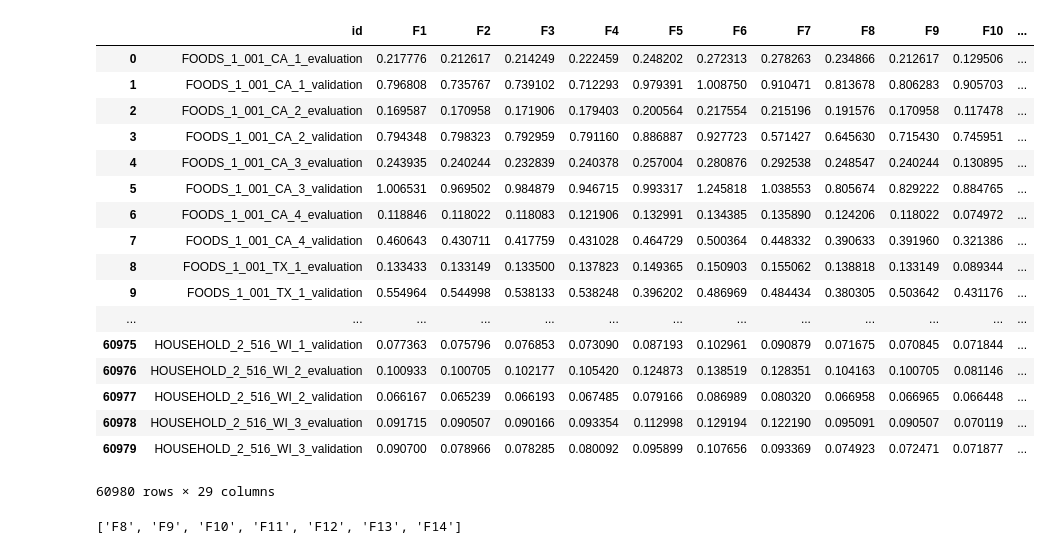
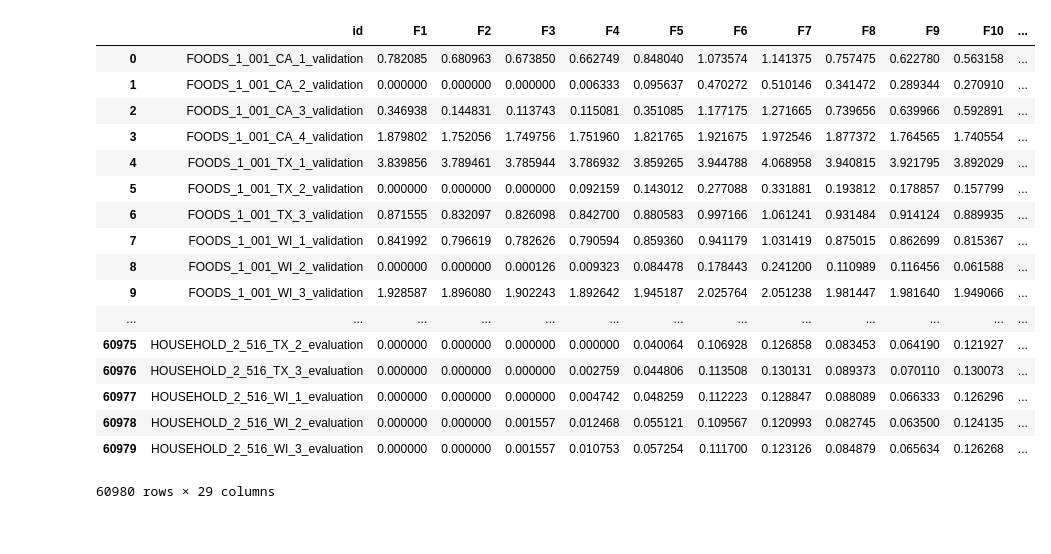
Before and after one commit to MitsuruFujiwara/M5-Forecasting-Accuracy, a Jupyter notebook: src/903_blending.ipynb, the cells around one changed output. Cells and saved outputs as stored; diff of their text form; code cells hidden in the pictures.

Commit message:
LB#60 diff model test

```diff
--- a/src/903_blending.ipynb
+++ b/src/903_blending.ipynb
@@ -12,21 +8,3 @@ sub3 = pd.read_csv('../input/sub_060016.csv')
-# %%
-sub1
-# %% [output]
-|  | id | F1 | F2 | F3 | F4 | F5 | F6 | F7 | F8 | F9 | F10 | ... |
-| 0 | FOODS_1_001_CA_1_evaluation | 0.217776 | 0.212617 | 0.214249 | 0.222459 | 0.248202 | 0.272313 | 0.278263 | 0.234866 | 0.212617 | 0.129506 | ... |
-| 1 | FOODS_1_001_CA_1_validation | 0.796808 | 0.735767 | 0.739102 | 0.712293 | 0.979391 | 1.008750 | 0.910471 | 0.813678 | 0.806283 | 0.905703 | ... |
-| 2 | FOODS_1_001_CA_2_evaluation | 0.169587 | 0.170958 | 0.171906 | 0.179403 | 0.200564 | 0.217554 | 0.215196 | 0.191576 | 0.170958 | 0.117478 | ... |
-| 3 | FOODS_1_001_CA_2_validation | 0.794348 | 0.798323 | 0.792959 | 0.791160 | 0.886887 | 0.927723 | 0.571427 | 0.645630 | 0.715430 | 0.745951 | ... |
-| 4 | FOODS_1_001_CA_3_evaluation | 0.243935 | 0.240244 | 0.232839 | 0.240378 | 0.257004 | 0.280876 | 0.292538 | 0.248547 | 0.240244 | 0.130895 | ... |
-| 5 | FOODS_1_001_CA_3_validation | 1.006531 | 0.969502 | 0.984879 | 0.946715 | 0.993317 | 1.245818 | 1.038553 | 0.805674 | 0.829222 | 0.884765 | ... |
-| 6 | FOODS_1_001_CA_4_evaluation | 0.118846 | 0.118022 | 0.118083 | 0.121906 | 0.132991 | 0.134385 | 0.135890 | 0.124206 | 0.118022 | 0.074972 | ... |
-| 7 | FOODS_1_001_CA_4_validation | 0.460643 | 0.430711 | 0.417759 | 0.431028 | 0.464729 | 0.500364 | 0.448332 | 0.390633 | 0.391960 | 0.321386 | ... |
-| 8 | FOODS_1_001_TX_1_evaluation | 0.133433 | 0.133149 | 0.133500 | 0.137823 | 0.149365 | 0.150903 | 0.155062 | 0.138818 | 0.133149 | 0.089344 | ... |
-| 9 | FOODS_1_001_TX_1_validation | 0.554964 | 0.544998 | 0.538133 | 0.538248 | 0.396202 | 0.486969 | 0.484434 | 0.380305 | 0.503642 | 0.431176 | ... |
-| ... | ... | ... | ... | ... | ... | ... | ... | ... | ... | ... | ... | ... |
-| 60975 | HOUSEHOLD_2_516_WI_1_validation | 0.077363 | 0.075796 | 0.076853 | 0.073090 | 0.087193 | 0.102961 | 0.090879 | 0.071675 | 0.070845 | 0.071844 | ... |
-| 60976 | HOUSEHOLD_2_516_WI_2_evaluation | 0.100933 | 0.100705 | 0.102177 | 0.105420 | 0.124873 | 0.138519 | 0.128351 | 0.104163 | 0.100705 | 0.081146 | ... |
-| 60977 | HOUSEHOLD_2_516_WI_2_validation | 0.066167 | 0.065239 | 0.066193 | 0.067485 | 0.079166 | 0.086989 | 0.080320 | 0.066958 | 0.066965 | 0.066448 | ... |
-| 60978 | HOUSEHOLD_2_516_WI_3_evaluation | 0.091715 | 0.090507 | 0.090166 | 0.093354 | 0.112998 | 0.129194 | 0.122190 | 0.095091 | 0.090507 | 0.070119 | ... |
-| 60979 | HOUSEHOLD_2_516_WI_3_validation | 0.090700 | 0.078966 | 0.078285 | 0.080092 | 0.095899 | 0.107656 | 0.093369 | 0.074923 | 0.072471 | 0.071877 | ... |
-60980 rows × 29 columns
+# %%
+sub = pd.read_csv('../output/submission_lgbm_diff.csv')
+df = pd.read_csv('../input/sales_train_validation.csv')
@@ -33,4 +13,22 @@ sub1
 # %%
-[f'F{i+1}' for i in range(7,14)]
+cols = [f'F{i}' for i in range(1,29)]
+sub
 # %% [output]
+|  | id | F1 | F2 | F3 | F4 | F5 | F6 | F7 | F8 | F9 | F10 | ... |
+| 0 | FOODS_1_001_CA_1_validation | 0.782085 | 0.680963 | 0.673850 | 0.662749 | 0.848040 | 1.073574 | 1.141375 | 0.757475 | 0.622780 | 0.563158 | ... |
+| 1 | FOODS_1_001_CA_2_validation | 0.000000 | 0.000000 | 0.000000 | 0.006333 | 0.095637 | 0.470272 | 0.510146 | 0.341472 | 0.289344 | 0.270910 | ... |
+| 2 | FOODS_1_001_CA_3_validation | 0.346938 | 0.144831 | 0.113743 | 0.115081 | 0.351085 | 1.177175 | 1.271665 | 0.739656 | 0.639966 | 0.592891 | ... |
+| 3 | FOODS_1_001_CA_4_validation | 1.879802 | 1.752056 | 1.749756 | 1.751960 | 1.821765 | 1.921675 | 1.972546 | 1.877372 | 1.764565 | 1.740554 | ... |
+| 4 | FOODS_1_001_TX_1_validation | 3.839856 | 3.789461 | 3.785944 | 3.786932 | 3.859265 | 3.944788 | 4.068958 | 3.940815 | 3.921795 | 3.892029 | ... |
+| 5 | FOODS_1_001_TX_2_validation | 0.000000 | 0.000000 | 0.000000 | 0.092159 | 0.143012 | 0.277088 | 0.331881 | 0.193812 | 0.178857 | 0.157799 | ... |
+| 6 | FOODS_1_001_TX_3_validation | 0.871555 | 0.832097 | 0.826098 | 0.842700 | 0.880583 | 0.997166 | 1.061241 | 0.931484 | 0.914124 | 0.889935 | ... |
+| 7 | FOODS_1_001_WI_1_validation | 0.841992 | 0.796619 | 0.782626 | 0.790594 | 0.859360 | 0.941179 | 1.031419 | 0.875015 | 0.862699 | 0.815367 | ... |
+| 8 | FOODS_1_001_WI_2_validation | 0.000000 | 0.000000 | 0.000126 | 0.009323 | 0.084478 | 0.178443 | 0.241200 | 0.110989 | 0.116456 | 0.061588 | ... |
+| 9 | FOODS_1_001_WI_3_validation | 1.928587 | 1.896080 | 1.902243 | 1.892642 | 1.945187 | 2.025764 | 2.051238 | 1.981447 | 1.981640 | 1.949066 | ... |
+| ... | ... | ... | ... | ... | ... | ... | ... | ... | ... | ... | ... | ... |
+| 60975 | HOUSEHOLD_2_516_TX_2_evaluation | 0.000000 | 0.000000 | 0.000000 | 0.000000 | 0.040064 | 0.106928 | 0.126858 | 0.083453 | 0.064190 | 0.121927 | ... |
+| 60976 | HOUSEHOLD_2_516_TX_3_evaluation | 0.000000 | 0.000000 | 0.000000 | 0.002759 | 0.044806 | 0.113508 | 0.130131 | 0.089373 | 0.070110 | 0.130073 | ... |
+| 60977 | HOUSEHOLD_2_516_WI_1_evaluation | 0.000000 | 0.000000 | 0.000000 | 0.004742 | 0.048259 | 0.112223 | 0.128847 | 0.088089 | 0.066333 | 0.126296 | ... |
+| 60978 | HOUSEHOLD_2_516_WI_2_evaluation | 0.000000 | 0.000000 | 0.001557 | 0.012468 | 0.055121 | 0.109567 | 0.120993 | 0.082745 | 0.063500 | 0.124135 | ... |
+| 60979 | HOUSEHOLD_2_516_WI_3_evaluation | 0.000000 | 0.000000 | 0.001557 | 0.010753 | 0.057254 | 0.111700 | 0.123126 | 0.084879 | 0.065634 | 0.126268 | ... |
-['F8', 'F9', 'F10', 'F11', 'F12', 'F13', 'F14']
+60980 rows × 29 columns
```
Also changed, not shown: parts of 20 cells of this notebook, 15 other files.
